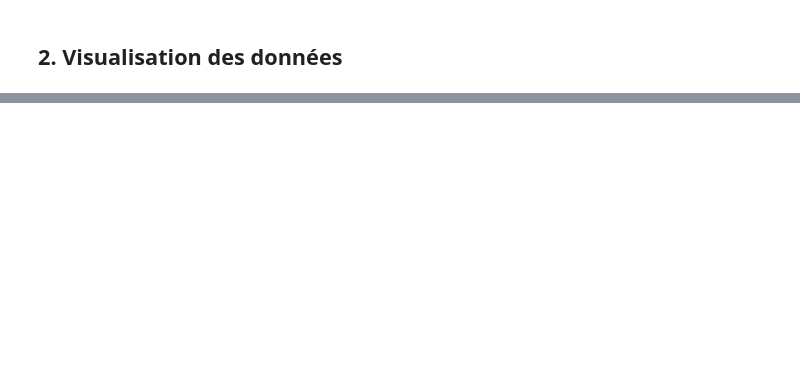
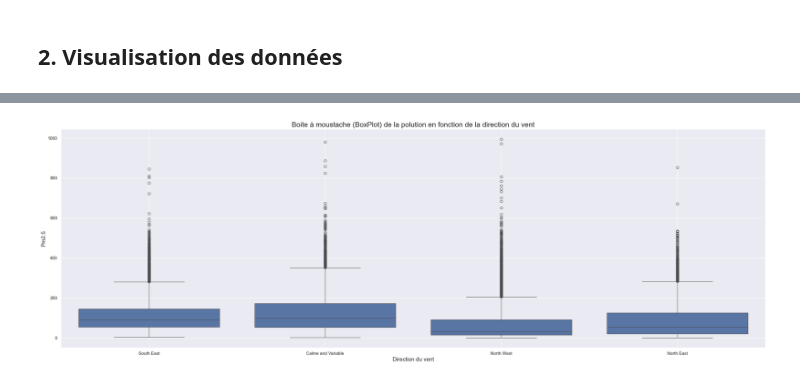
Before and after one commit to RajaaLebnaiti/100-Days-of-Data-Science, a Jupyter notebook: Time Series/Projets/Projet 2 Beijing PM2.5/main.ipynb, the cells around one changed output, grey strips where cells are left out. Saved outputs shown, nothing was run; the diff lists cells and outputs as text; code cells hidden in the pictures; blank space fills up the shorter version.

```diff
--- a/Time Series/Projets/Projet 2 Beijing PM2.5/main.ipynb
+++ b/Time Series/Projets/Projet 2 Beijing PM2.5/main.ipynb
@@ -286,0 +347,17 @@ Les valeurs de la colonne 'Ir' sont: [ 0  1  2  3  4  5  6  7  8  9 10 11 12 13
+# %%
+direction_vent = {
+    "SE": "South East",
+    "CV": "Calme and Variable",
+    "NW": "North West",
+    "NE": "North East"
+}
+# %%
+plt.figure(figsize=(32,10))
+sns.boxplot(data= df, y='pm2.5', x= df['cbwd'].map(direction_vent) , orient='v')
+plt.title("Boite à moustache (BoxPlot) de la polution en fonction de la direction du vent", fontsize= 18)
+plt.xlabel("Direction du vent", fontsize= 14)
+plt.ylabel("Pm2.5", fontsize= 14)
+plt.grid(True)
+plt.show()
+# %% [output]
+[figure, added]
```
Also changed, not shown: parts of 46 cells of this notebook.
